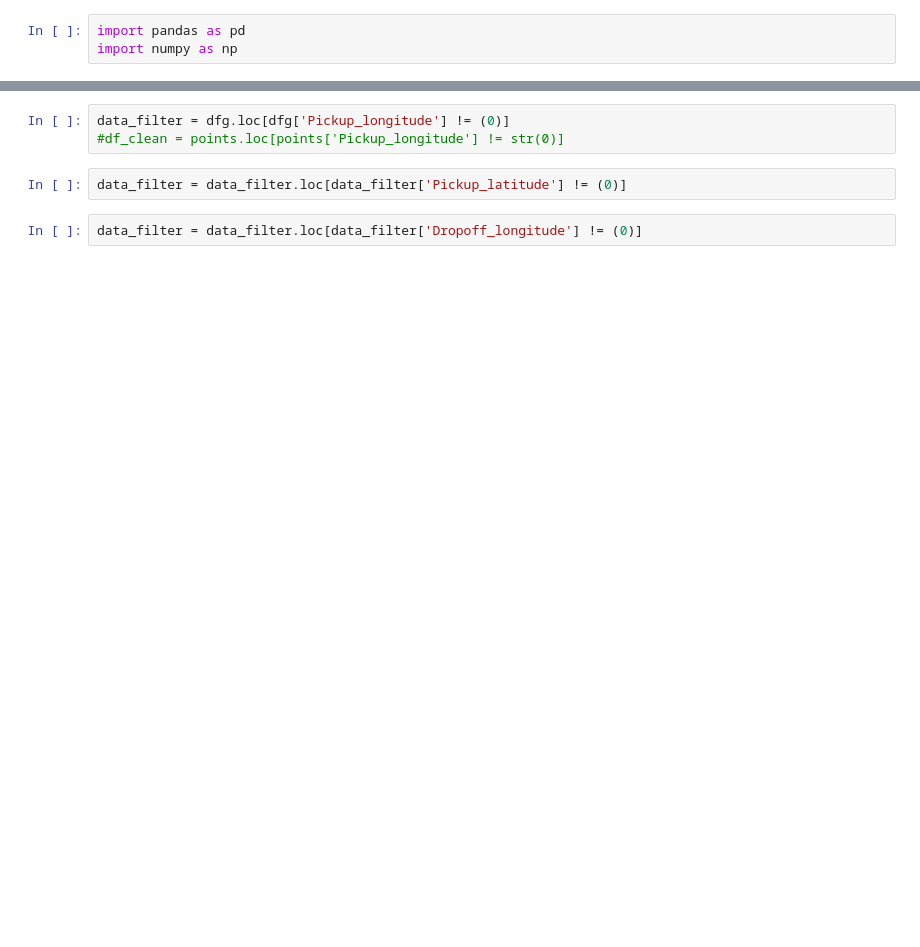
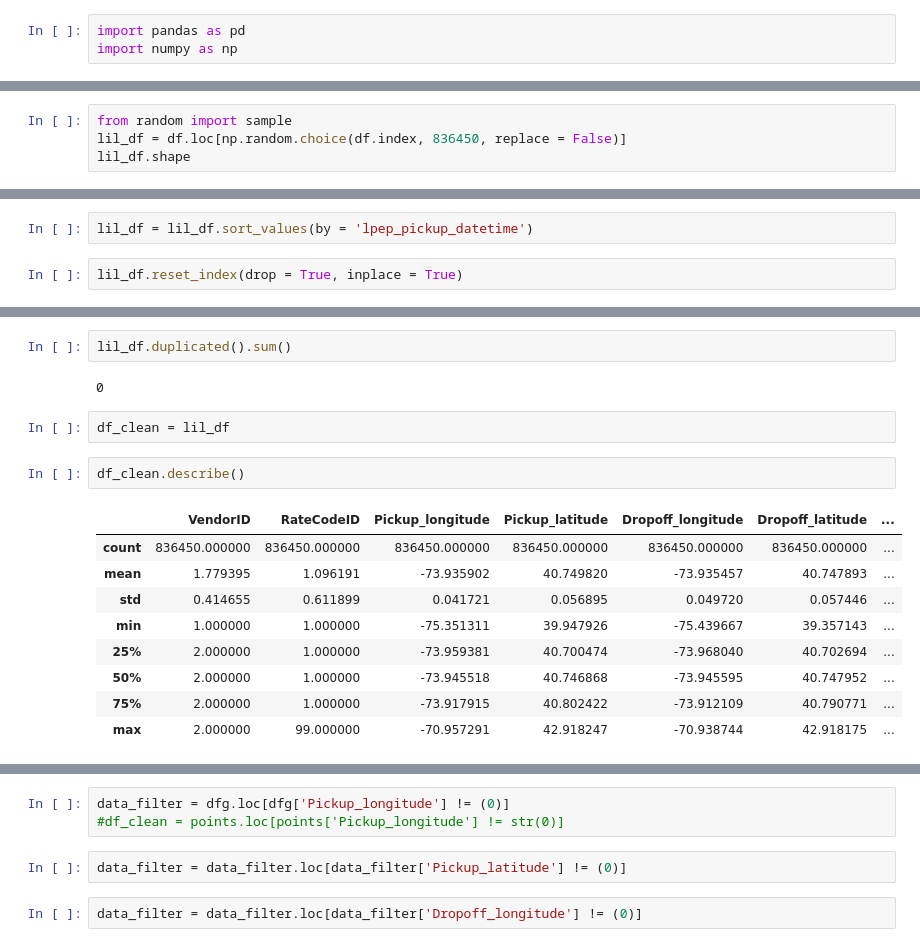
Before and after one commit to AlanItzep/JupyterGH, a Jupyter notebook: NYCTaxi.ipynb, the cells around one changed output, grey strips where cells are left out. Cells and saved outputs as stored; diff of their text form; blank space fills up the shorter version.

Commit message:
Update NYCTaxi - Clean data

```diff
--- a/NYCTaxi.ipynb
+++ b/NYCTaxi.ipynb
@@ -27,0 +145,4 @@ dfg.describe()
+# %%
+from random import sample
+lil_df = df.loc[np.random.choice(df.index, 836450, replace = False)]
+lil_df.shape
@@ -27,0 +151,4 @@ dfg.describe()
+# %%
+lil_df = lil_df.sort_values(by = 'lpep_pickup_datetime')
+# %%
+lil_df.reset_index(drop = True, inplace = True)
@@ -27,0 +164,18 @@ dfg.describe()
+# %%
+lil_df.duplicated().sum()
+# %% [output]
+0
+# %%
+df_clean = lil_df
+# %%
+df_clean.describe()
+# %% [output]
+|  | VendorID | RateCodeID | Pickup_longitude | Pickup_latitude | Dropoff_longitude | Dropoff_latitude | ... |
+| count | 836450.000000 | 836450.000000 | 836450.000000 | 836450.000000 | 836450.000000 | 836450.000000 | ... |
+| mean | 1.779395 | 1.096191 | -73.935902 | 40.749820 | -73.935457 | 40.747893 | ... |
+| std | 0.414655 | 0.611899 | 0.041721 | 0.056895 | 0.049720 | 0.057446 | ... |
+| min | 1.000000 | 1.000000 | -75.351311 | 39.947926 | -75.439667 | 39.357143 | ... |
+| 25% | 2.000000 | 1.000000 | -73.959381 | 40.700474 | -73.968040 | 40.702694 | ... |
+| 50% | 2.000000 | 1.000000 | -73.945518 | 40.746868 | -73.945595 | 40.747952 | ... |
+| 75% | 2.000000 | 1.000000 | -73.917915 | 40.802422 | -73.912109 | 40.790771 | ... |
+| max | 2.000000 | 99.000000 | -70.957291 | 42.918247 | -70.938744 | 42.918175 | ... |
```
Also changed, not shown: parts of 51 cells of this notebook.
